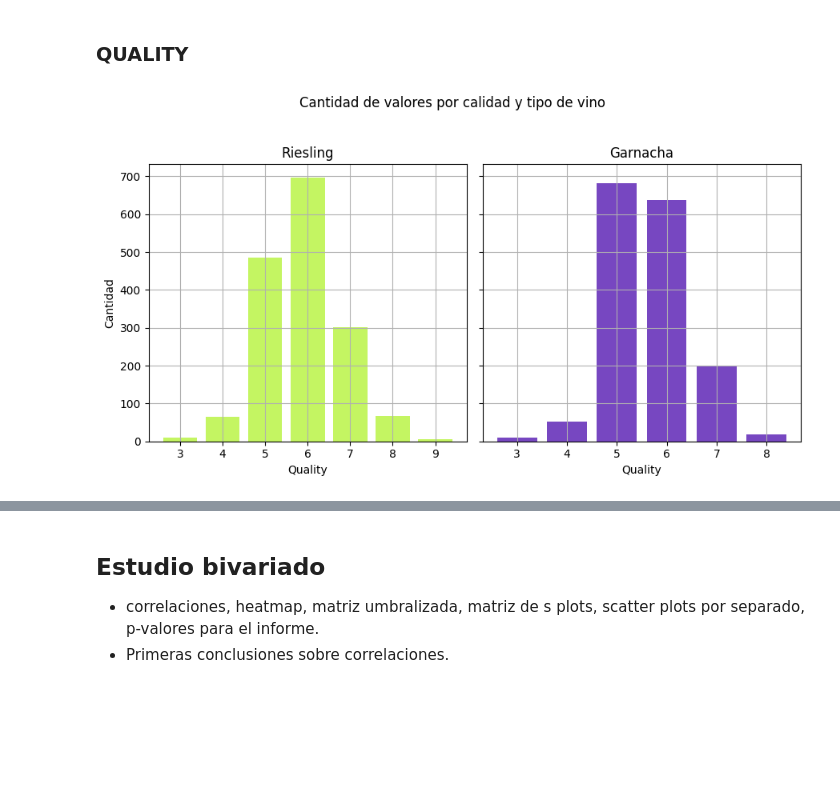
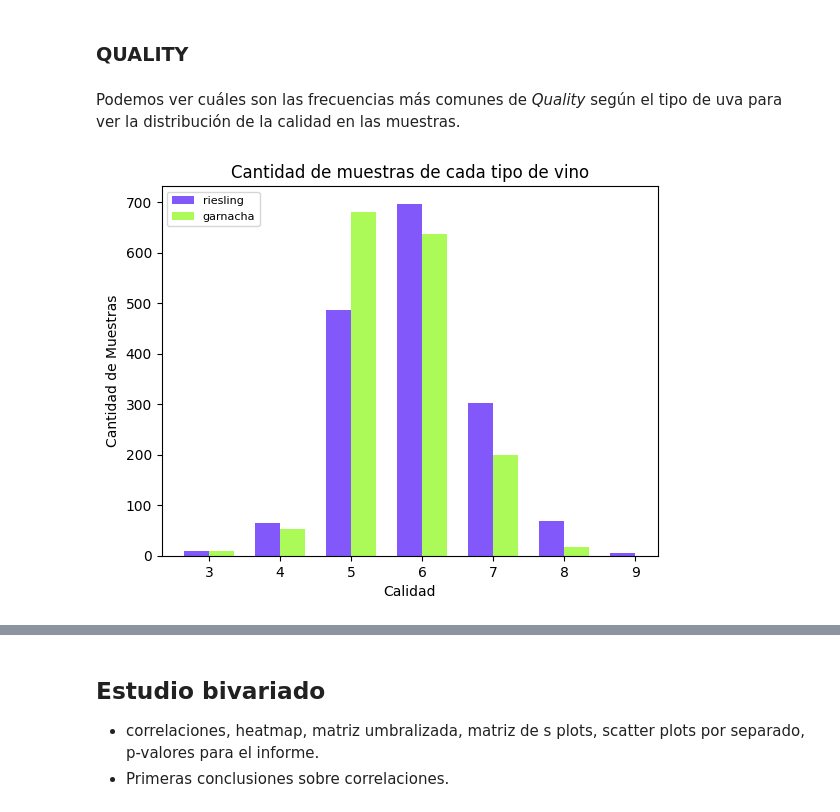
Before and after one commit to Matias914/Wine-Quality-Analysis, a Jupyter notebook: notebook_tpe.ipynb, the cells around one changed output, grey strips where cells are left out. Drawn from its saved outputs; the diff is of its cells as text; code cells hidden in the pictures; blank space fills up the shorter version.

```diff
--- a/notebook_tpe.ipynb
+++ b/notebook_tpe.ipynb
@@ -825,57 +825,42 @@ plt.show()
 [figure]
 # %% [markdown]
 ### QUALITY
+# %% [markdown]
+Podemos ver cuáles son las frecuencias más comunes de _Quality_ según el tipo de uva para ver la distribución de la calidad en las muestras.
 # %%
-riesling_data = preprocessed_ds[preprocessed_ds["type_Riesling"] == True]
-garnacha_data = preprocessed_ds[preprocessed_ds["type_Riesling"] == False]
+# Se extraen los datos de tipo de uva. Se agrupa por calidad y se cuenta el número de muestras.
+# Se deja el índice como columna
+riesling_data = preprocessed_ds[preprocessed_ds["type_Riesling"] == True].groupby("quality").count().reset_index()
+garnacha_data = preprocessed_ds[preprocessed_ds["type_Riesling"] == False].groupby("quality").count().reset_index()
 
-merged_data = riesling_data.merge(garnacha_data, on="quality", suffixes=('_riesling', '_garnacha'))
+# Se hace un ensamble según la calidad
+merged_data = riesling_data.merge(garnacha_data, on="quality", how="outer", suffixes=('_riesling', '_garnacha'))
 
-# merged_data = merged_data.sort_values(by="pib_per_capita_2021")
+# Los diferentes valores de calidad se dejan en x
+x = merged_data["quality"]
 
-# Crear el gráfico de barras
-x = merged_data["quality"]
+# Se establece un ancho de barra
 width = 0.35
-plt.bar([i - width/2 for i in range(len(x))], merged_data["citric acid_riesling"], width, label='riesling')
 
-plt.bar([i + width/2 for i in range(len(x))], merged_data["citric acid_garnacha"], width, label='garnacha')
+# Se crean las barras para Riesling y Garnacha
+plt.bar([i - width/2 for i in range(len(x))], merged_data["citric acid_riesling"], width, label='riesling', color="#8258FA")
+plt.bar([i + width/2 for i in range(len(x))], merged_data["citric acid_garnacha"], width, label='garnacha', color="#ACFA58")
 
-# Agregar etiquetas a los ejes
+# Se agregan etiquetas a los ejes
 plt.xlabel("Calidad")
-plt.ylabel("Acido Citrco en g/l")
+plt.ylabel("Cantidad de Muestras")
 
-# Agregar un título al gráfico
-plt.title("Niveles de ácido cítrico en los vinos")
-#plt.xticks(range(len(x)), merged_data["pais_nombre"], rotation=90)  # Rotar las etiquetas del eje x para mejor visualización
+# Se agrega un titulo al gráfico
+plt.title("Cantidad de muestras de cada tipo de vino")
+plt.xticks(range(len(x)), merged_data["quality"])
 
-# Agregar leyenda
+# Se agrega una leyenda
 plt.legend()
 
-# Mostrar el gráfico
+# Se agrega una leyenda
+plt.legend(fontsize=8)
+
+# Se muestra el grafico
 plt.show()
+# %% [output]
+[figure, added]
-# %%
-riesling_counts = preprocessed_ds[preprocessed_ds['type_Riesling'] == 1]['quality'].value_counts().sort_index()
-garnacha_counts = preprocessed_ds[preprocessed_ds['type_Riesling'] == 0]['quality'].value_counts().sort_index()
-
-# Creo la figura y los subgráficos
-fig, axes = plt.subplots(nrows=1, ncols=2, figsize=(9, 5), sharey=True)
-
-# Barras de Riesling
-axes[0].bar(riesling_counts.index, riesling_counts.values, color='#c4f562')
-axes[0].set_title('Riesling')
-axes[0].set_xlabel('Quality')
-axes[0].set_ylabel('Cantidad')
-axes[0].grid(True)
-
-# Barras de Garnacha
-axes[1].bar(garnacha_counts.index, garnacha_counts.values, color='#7747c1')
-axes[1].set_title('Garnacha')
-axes[1].set_xlabel('Quality')
-axes[1].grid(True)
-
-plt.suptitle('Cantidad de valores por calidad y tipo de vino')
-plt.tight_layout(rect=[0, 0, 1, 0.95])
-plt.show()
-plt.close()
-# %% [output]
-[figure, removed]
```
Also changed, not shown: parts of 3 cells of this notebook.
